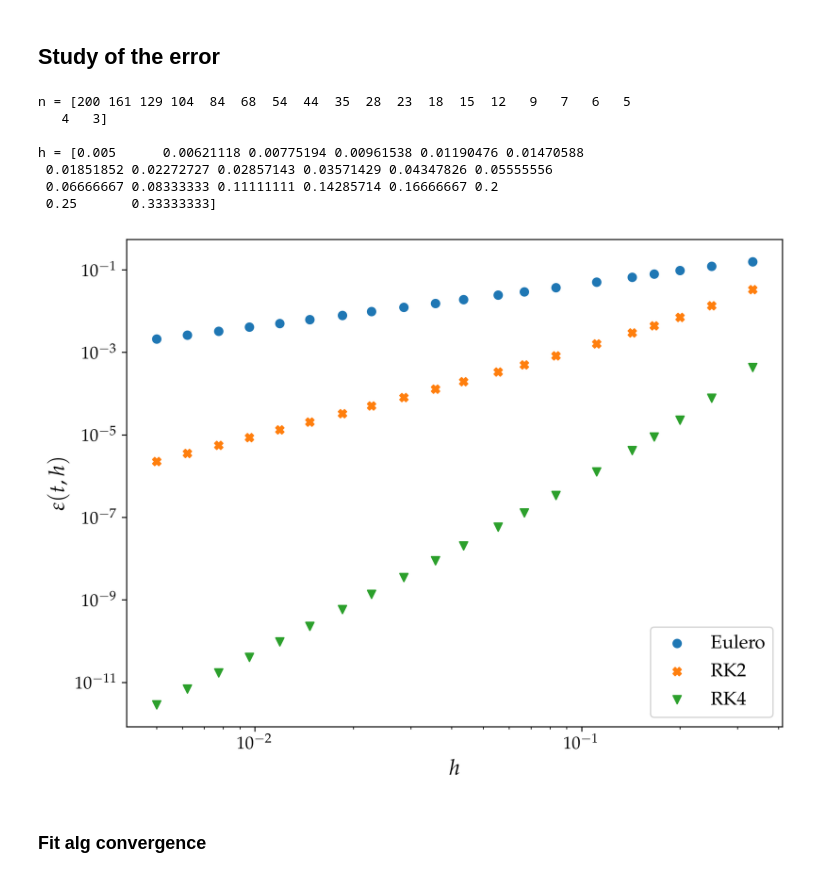
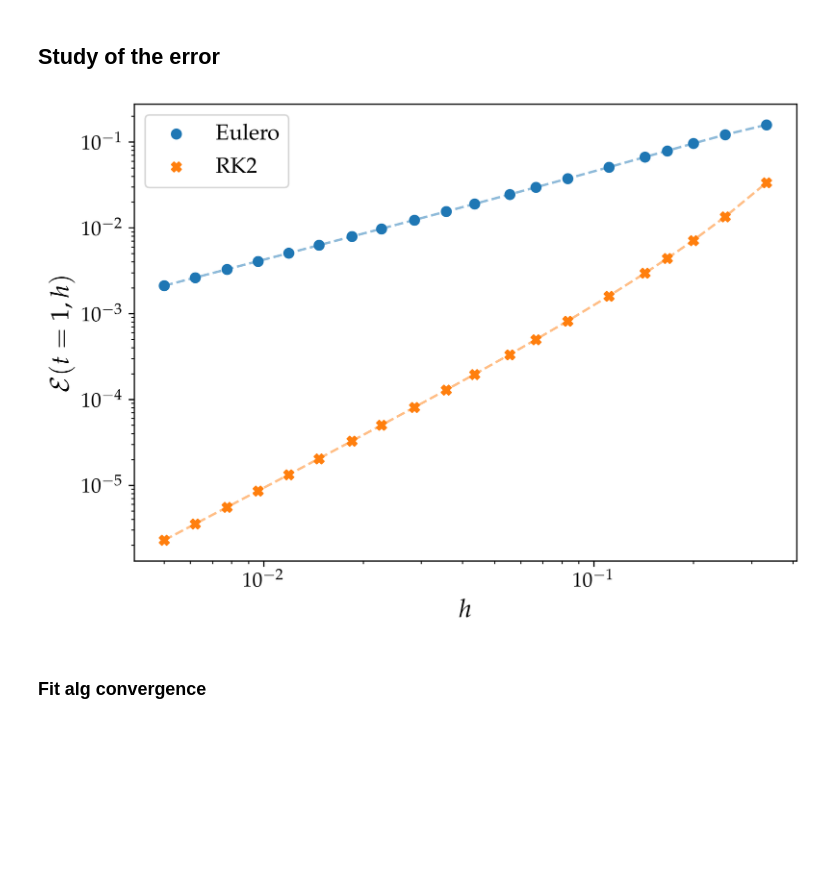
Before and after one commit to mvolpato-unimib/Lab_comp, a Jupyter notebook: ex17/runge_kutta.ipynb, the cells around one changed output. Cells and saved outputs as stored; diff of their text form; code cells hidden in the pictures; blank space fills up the shorter version.

```diff
--- a/ex17/runge_kutta.ipynb
+++ b/ex17/runge_kutta.ipynb
@@ -133,7 +136,7 @@ x_span = np.arange(0, xmax + h, h)
 fig, ax = plt.subplots(1, 2, figsize=(15, 4))
 circ_fig, circ_ax = plt.subplots(figsize=(6, 6))
 
-for couple in [('Eulero', euler, 'X'), ('RK2', rk2, 'X'), ('RK4', rk4, 'X')]:
+for couple in [('Eulero', euler, 'X'), ('RK2', rk2, 'X')]:
     name, method, mar = couple
     res = method(f_dx, y0s, x_span)
     th_0 = res[:, 0]
@@ -173,5 +176,8 @@ circ_ax.set_aspect('equal', adjustable='box')
 circ_ax.legend()
 
 plt.tight_layout()
+
+fig.savefig('plots/confr_th_dth.png')
+circ_fig.savefig('plots/confr_fasi.png')
 plt.show()
 # %% [output]
@@ -180,7 +186,6 @@ plt.show()
 # %% [markdown]
 ## **Study of the error**
 # %%
-t_fix = np.pi/2
 t_fix = 1
 h_min, h_max = [5e-3, 0.3]
 n_hs = 20   # number of h, step of the interval, chosen for the logspacing
@@ -188,8 +193,8 @@ n_hs = 20   # number of h, step of the interval, chosen for the logspacing
 n_pts = np.logspace(np.log10(t_fix / h_min), np.log10(t_fix /h_max), n_hs, dtype=int)
 x_mini_span = [np.linspace(0, t_fix, n) for n in n_pts]
 h_span =  t_fix / n_pts
-print('n =', n_pts)
-print('\nh =', h_span)
+# print('n =', n_pts)
+# print('\nh =', h_span)
 
 # analytic sol
 ycoo = np.sin(t_fix)
@@ -197,44 +202,40 @@ yerrs_ls = []
 mark_ls = []
 
 # plot
-fig, ax = plt.subplots()
-for i, couple in enumerate([('Eulero', euler, 'o'), ('RK2', rk2, 'X'), ('RK4', rk4, 'v')]):
+fig, ax = plt.subplots(figsize=(7,5))
+for i, couple in enumerate([('Eulero', euler, 'o'), ('RK2', rk2, 'X')]):
     mth_name, mth, mar = couple
     mark_ls.append(mar)
 
     h_sol = [mth(f_dx, y0s, mini_span)[:,0][-1] for mini_span in x_mini_span]
     h_sol = np.array(h_sol)
 
     yerr = abs(h_sol - ycoo)
     yerrs_ls.append(yerr)
     # print('\n', mth_name)
     # print('h-span =', h_span)
     # print('yerr =', yerr)
     ax.scatter(h_span, yerr, label=mth_name, zorder=2, marker=mar)
+    ax.plot(h_span, yerr, zorder=1, ls='--', alpha=0.5)
 
 # ps = [1, 2, 4]
 # xcoo = np.linspace(min(h_span), max(h_span))
 # for k in ps:
 #     ycoo = xcoo**k
 #     ax.plot(xcoo, ycoo, ls='--')
 
 ax.set_xlabel(r'$h$')
-ax.set_ylabel(r'$\varepsilon(t, h)$')
+ax.set_ylabel(r'$\mathcal E(t=1, h)$')
 ax.set_xscale('log')
 ax.set_yscale('log')
 ax.legend()
 
 plt.tight_layout()
+
+plt.savefig('plots/scaling_confr.png')
 plt.show()
 # %% [output]
-n = [200 161 129 104  84  68  54  44  35  28  23  18  15  12   9   7   6   5
-   4   3]
-
-h = [0.005      0.00621118 0.00775194 0.00961538 0.01190476 0.01470588
- 0.01851852 0.02272727 0.02857143 0.03571429 0.04347826 0.05555556
- 0.06666667 0.08333333 0.11111111 0.14285714 0.16666667 0.2
- 0.25       0.33333333]
-[figure, old version]
+[figure, new version]
 # %% [markdown]
 ### **Fit alg convergence**
 # %%
```
Also changed, not shown: parts of 6 cells of this notebook, 20 other files.
